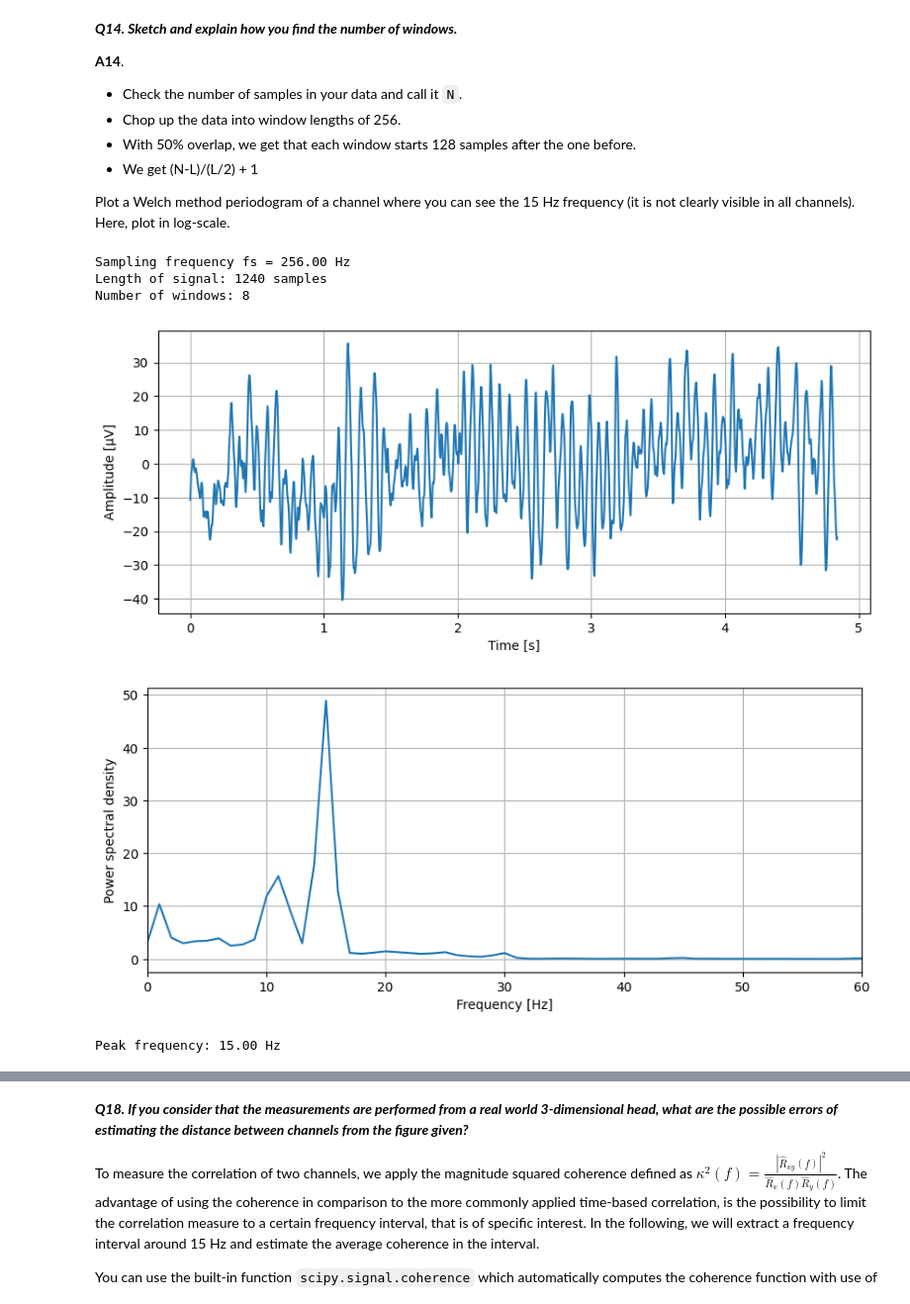
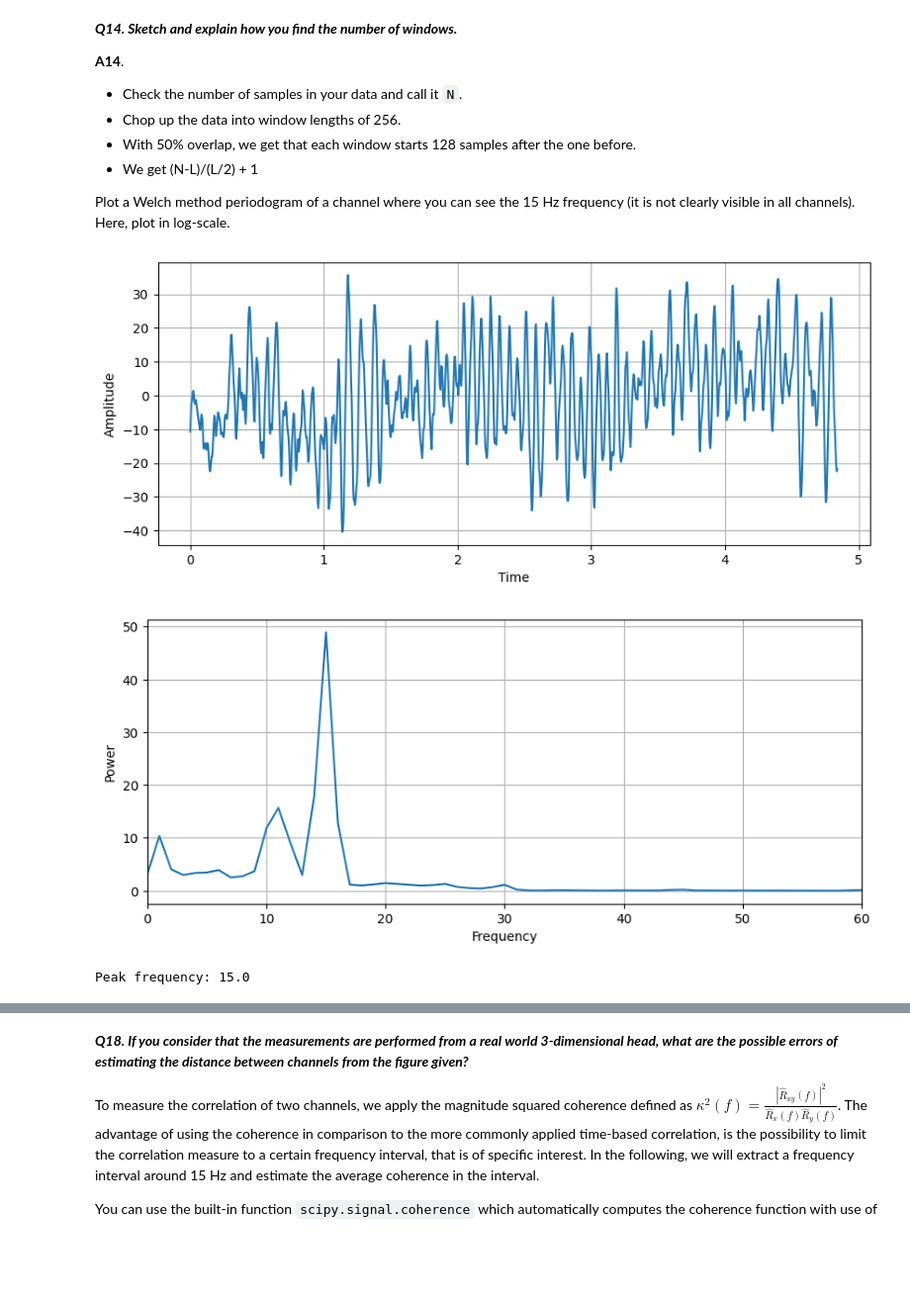
Before and after one commit to axellangenskiold/fmsf10, a Jupyter notebook: pythonLab3.ipynb, the cells around one changed output, grey strips where cells are left out. Shown at 99% size. Drawn from its saved outputs; the diff is of its cells as text; code cells hidden in the pictures; blank space fills up the shorter version.

```diff
--- a/pythonLab3.ipynb
+++ b/pythonLab3.ipynb
@@ -572,58 +572,48 @@ Plot the data and make sure you can pick out a single channel as a column vector
  Plot a Welch method periodogram of a channel where you can see the 15 Hz frequency (it is not clearly visible in all channels). Here, plot in log-scale.
 # %%
 # Write your own code below
-dt = np.mean(np.diff(time_multi))  # seconds per sample
-fs = 1.0 / dt
-print(f"Sampling frequency fs = {fs:.2f} Hz")
+dt = np.mean(np.diff(time_multi))
+fs = 1 / dt
 
-ch_index = 8  # O1
+ch_index = 8  # 1st
 ch = eegmulti[:, ch_index]
 
 ch = ch - np.mean(ch)
 
 L = 256
 noverlap = L // 2
 step = L - noverlap
 N = len(ch)
 
-print(f"Length of signal: {N} samples")
-
-
-# Calculate number of windows
 num_windows = (N - L) // step + 1
-print(f"Number of windows: {num_windows}")
-
 
 f, Pxx = scipy.signal.welch(ch, fs=fs, window='hann', nperseg=L, noverlap=noverlap)
 
-# EEG signal
+# EEG
 plt.figure(figsize=(10,4))
-plt.plot(time_multi, ch, label="O1 channel")
-plt.xlabel("Time [s]")
-plt.ylabel("Amplitude [µV]")
+plt.plot(time_multi, ch, label="channel 1")
+plt.xlabel("Time")
+plt.ylabel("Amplitude")
 plt.grid(True)
 plt.show()
 
 # Welch
 plt.figure(figsize=(10,4))
 plt.plot(f, Pxx)
 plt.xlim(0, 60)
-plt.xlabel("Frequency [Hz]")
-plt.ylabel("Power spectral density")
+plt.xlabel("Frequency")
+plt.ylabel("Power")
 plt.grid(True)
 plt.show()
 
-# Find peak frequency
+# Peak frequency
 peak_idx = np.argmax(Pxx)
 peak_freq = f[peak_idx]
-print(f"Peak frequency: {peak_freq:.2f} Hz")
+print("Peak frequency: " + str((peak_freq)))
 # %% [output]
-Sampling frequency fs = 256.00 Hz
-Length of signal: 1240 samples
-Number of windows: 8
-[figure, old version]
+[figure, new version]
-[figure, old version]
+[figure, new version]
-Peak frequency: 15.00 Hz
+Peak frequency: 15.0
 # %% [markdown]
 ***Q15. Can you see any additional strong frequencies?***
 
```
Also changed, not shown: parts of 10 cells of this notebook.
